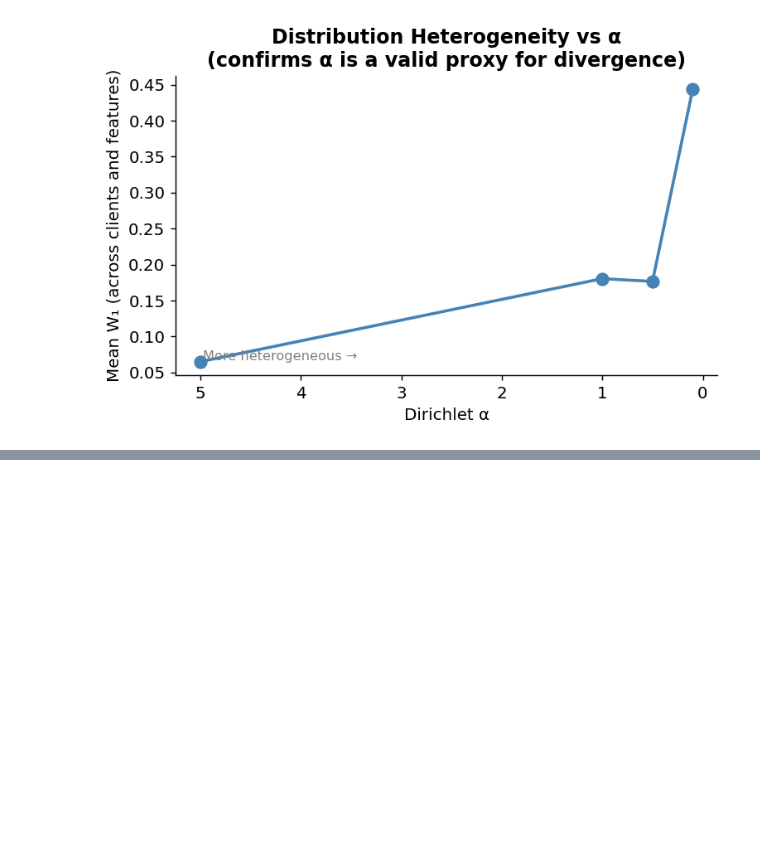
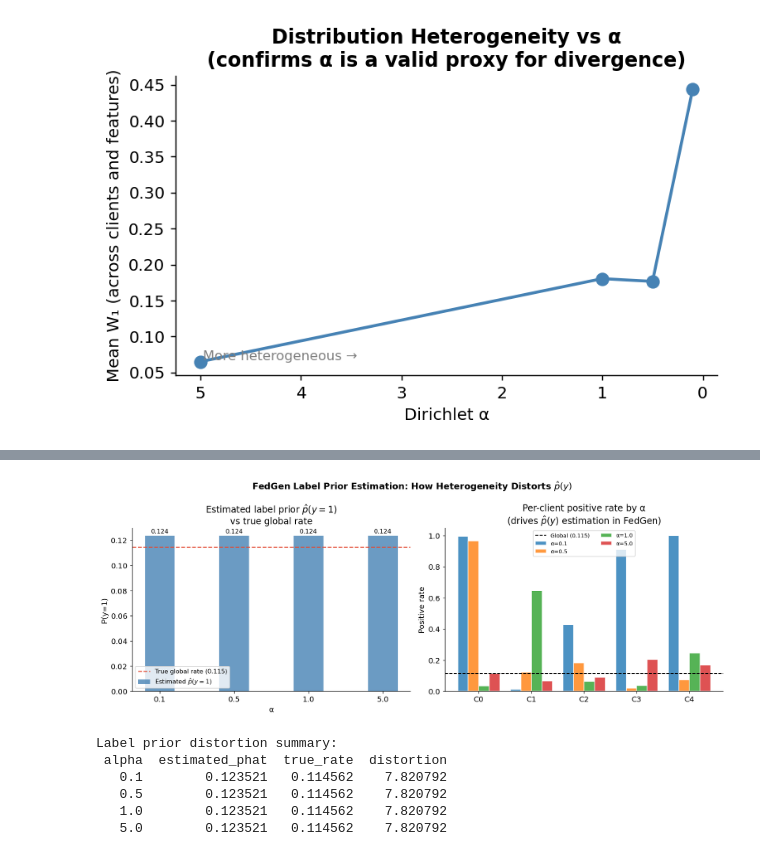
Before and after one commit to SrMallol2/Federated-Learning-Under-Data-Heterogeneity-for-Real-Applications-in-Multiple-Domains, a Jupyter notebook: Practices/Use Case 1 (Health)/DataAnalysis/00_UC1_DistributionAnalysis.ipynb, the cells around one changed output, grey strips where cells are left out. Drawn from its saved outputs; the diff is of its cells as text; code cells hidden in the pictures; blank space fills up the shorter version.

```diff
--- a/Practices/Use Case 1 (Health)/DataAnalysis/00_UC1_DistributionAnalysis.ipynb
+++ b/Practices/Use Case 1 (Health)/DataAnalysis/00_UC1_DistributionAnalysis.ipynb
@@ -885,0 +760,79 @@ print('=' * 65)
+# %%
+# ── Simulate FedGen's label prior estimation ──────────────────────────────────
+# FedGen weights each client's label counts by their sample size.
+# Here we check how distorted the estimated prior is vs the true global prior.
+
+true_pos_rate = y.mean()  # 0.1146
+
+prior_records = []
+
+for alpha, partition in partitions_by_alpha.items():
+    total_patients = sum(len(v) for v in partition.values())
+
+    weighted_pos = 0.0
+    for client_id, patient_ids in partition.items():
+        pid_set = set(patient_ids)
+        client_labels = [patient_labels_map.get(p, 0) for p in pid_set]
+        n_pos   = sum(client_labels)
+        n_total = len(client_labels)
+        # FedAvg-style weighting: proportional to client size
+        weighted_pos += (n_total / total_patients) * (n_pos / n_total)
+
+    prior_records.append({
+        'alpha':          alpha,
+        'estimated_phat': weighted_pos,
+        'true_rate':      true_pos_rate,
+        'distortion':     abs(weighted_pos - true_pos_rate) / true_pos_rate * 100
+    })
+
+prior_df = pd.DataFrame(prior_records)
+
+fig, axes = plt.subplots(1, 2, figsize=(13, 5))
+fig.suptitle("FedGen Label Prior Estimation: How Heterogeneity Distorts $\\hat{p}(y)$",
+             fontweight='bold', fontsize=13)
+
+# Left: estimated vs true prior per alpha
+ax = axes[0]
+ax.bar(prior_df['alpha'].astype(str), prior_df['estimated_phat'],
+       color='steelblue', alpha=0.8, label='Estimated $\\hat{p}(y=1)$', width=0.4)
+ax.axhline(true_pos_rate, color='#E24A33', linestyle='--', linewidth=1.5,
+           label=f'True global rate ({true_pos_rate:.3f})')
+ax.set_xlabel('α')
+ax.set_ylabel('P(y=1)')
+ax.set_title('Estimated label prior $\\hat{p}(y=1)$\nvs true global rate')
+ax.legend(fontsize=9)
+for i, row in prior_df.iterrows():
+    ax.text(i, row['estimated_phat'] + 0.002,
+            f"{row['estimated_phat']:.3f}", ha='center', fontsize=9)
+
+# Right: per-client positive rate vs global, showing which clients pull the prior
+ax = axes[1]
+x = np.arange(N_CLIENTS)
+width = 0.2
+for i, alpha in enumerate(ALPHA_SWEEP):
+    sub = eff_df[eff_df['alpha'] == alpha].sort_values('client')
+    ax.bar(x + i * width, sub['pos_rate'], width=width,
+           alpha=0.8, label=f'α={alpha}', edgecolor='white')
+
+ax.axhline(true_pos_rate, color='black', linestyle='--',
+           linewidth=1.2, label=f'Global ({true_pos_rate:.3f})')
+ax.set_xticks(x + width * 1.5)
+ax.set_xticklabels([f'C{i}' for i in range(N_CLIENTS)])
+ax.set_ylabel('Positive rate')
+ax.set_title('Per-client positive rate by α\n(drives $\\hat{p}(y)$ estimation in FedGen)')
+ax.legend(fontsize=8, ncol=2)
+
+plt.tight_layout()
+plt.savefig('figures/15_label_prior_distortion.png', bbox_inches='tight')
+plt.show()
+
+print('\nLabel prior distortion summary:')
+print(prior_df[['alpha','estimated_phat','true_rate','distortion']].to_string(index=False))
+# %% [output]
+[figure, added]
+Label prior distortion summary:
+ alpha  estimated_phat  true_rate  distortion
+   0.1        0.123521   0.114562    7.820792
+   0.5        0.123521   0.114562    7.820792
+   1.0        0.123521   0.114562    7.820792
+   5.0        0.123521   0.114562    7.820792
```
Also changed, not shown: parts of 12 cells of this notebook, 3 other files.
